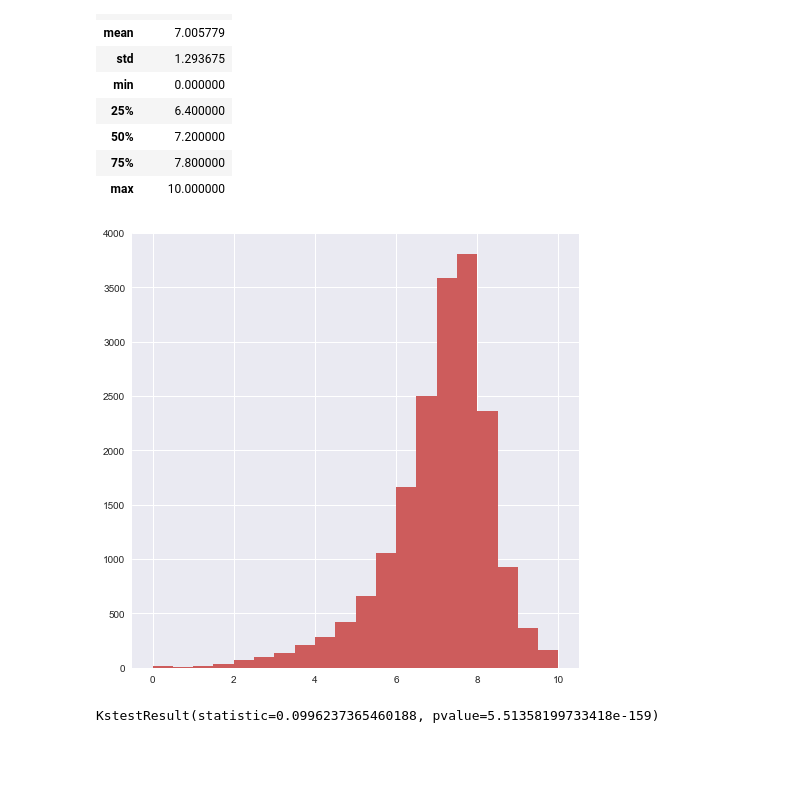
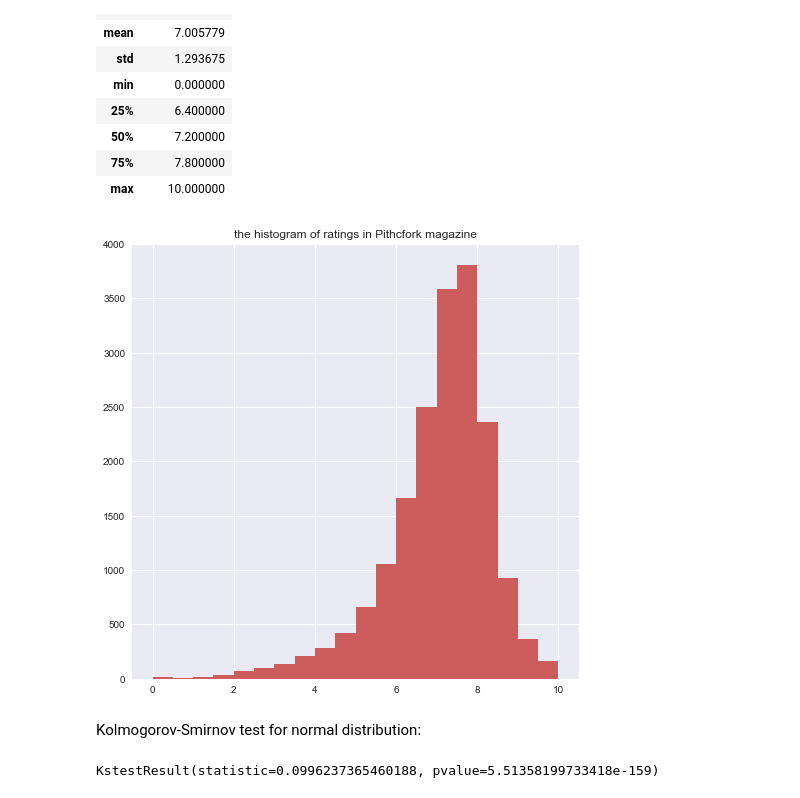
Before and after one commit to kiryl-p/ds042219_mod3_proj3, a Jupyter notebook: proj3_kiryl_ulku.ipynb, the cells around one changed output. Saved outputs shown, nothing was run; the diff lists cells and outputs as text; code cells hidden in the pictures; blank space fills up the shorter version.

```diff
--- a/proj3_kiryl_ulku.ipynb
+++ b/proj3_kiryl_ulku.ipynb
@@ -13,7 +13,7 @@ import matplotlib.pyplot as plt
 import seaborn as sns
 %matplotlib inline
 
-plt.style.use('ggplot')
+plt.style.use('seaborn')
 # %%
 np.random.seed(0)
 # %%
@@ -48,8 +48,9 @@ dFrame_all.describe()
 # %%
 plt.figure(figsize=(8, 8))
 plt.hist(dFrame_all.score, bins= 20, color='indianred')
-#plt.title=
+plt.title('the histogram of ratings in Pithcfork magazine')
+plt.savefig('overview.png')
 plt.show();
 # %% [output]
-[figure, old version]
+[figure, new version]
 # %%
@@ -57,3 +58,5 @@ plt.show();
+# %% [markdown]
+Kolmogorov-Smirnov test for normal distribution:
 # %%
 print(stats.kstest(dFrame_all.score, 'norm', args=(7.031, 1.148)))
 # %% [output]
```
Also changed, not shown: parts of 28 cells of this notebook.
